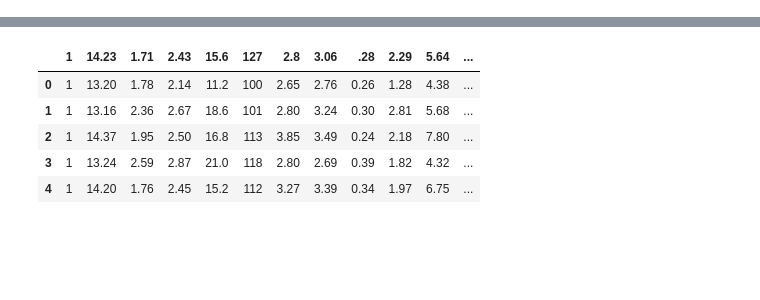
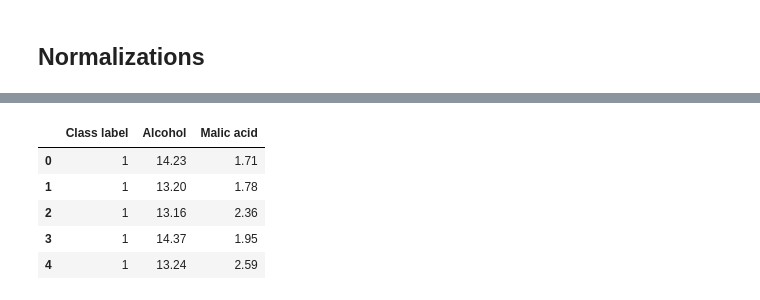
Before and after one commit to danishmeh/CampusX-ML, a Jupyter notebook: day25/file.ipynb, the cells around one changed output, grey strips where cells are left out. Drawn from its saved outputs; the diff is of its cells as text; code cells hidden in the pictures; blank space fills up the shorter version.

```diff
--- a/day25/file.ipynb
+++ b/day25/file.ipynb
@@ -1,7 +1,10 @@
+# %% [markdown]
+## **Normalizations**
 # %%
 import pandas as pd
 import numpy as np
 # %%
-df = pd.read_csv("wine_data.csv")
+df = pd.read_csv("wine_data.csv",header = None,usecols =[0,1,2])
+df.columns = ['Class label','Alcohol','Malic acid']
 df.head()
 # %% [output]
@@ -9,6 +11,6 @@ df.head()
-|  | 1 | 14.23 | 1.71 | 2.43 | 15.6 | 127 | 2.8 | 3.06 | .28 | 2.29 | 5.64 | ... |
-| 0 | 1 | 13.20 | 1.78 | 2.14 | 11.2 | 100 | 2.65 | 2.76 | 0.26 | 1.28 | 4.38 | ... |
-| 1 | 1 | 13.16 | 2.36 | 2.67 | 18.6 | 101 | 2.80 | 3.24 | 0.30 | 2.81 | 5.68 | ... |
-| 2 | 1 | 14.37 | 1.95 | 2.50 | 16.8 | 113 | 3.85 | 3.49 | 0.24 | 2.18 | 7.80 | ... |
-| 3 | 1 | 13.24 | 2.59 | 2.87 | 21.0 | 118 | 2.80 | 2.69 | 0.39 | 1.82 | 4.32 | ... |
-| 4 | 1 | 14.20 | 1.76 | 2.45 | 15.2 | 112 | 3.27 | 3.39 | 0.34 | 1.97 | 6.75 | ... |
+|  | Class label | Alcohol | Malic acid |
+| 0 | 1 | 14.23 | 1.71 |
+| 1 | 1 | 13.20 | 1.78 |
+| 2 | 1 | 13.16 | 2.36 |
+| 3 | 1 | 14.37 | 1.95 |
+| 4 | 1 | 13.24 | 2.59 |
```
Also changed, not shown: parts of 21 cells of this notebook.
